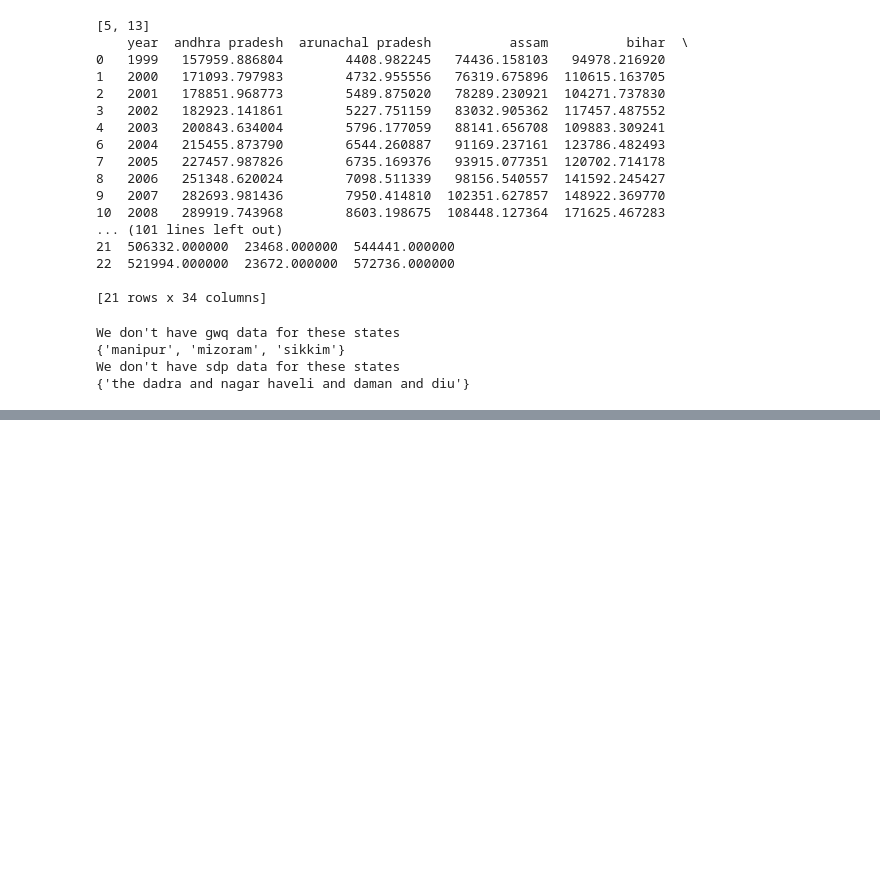
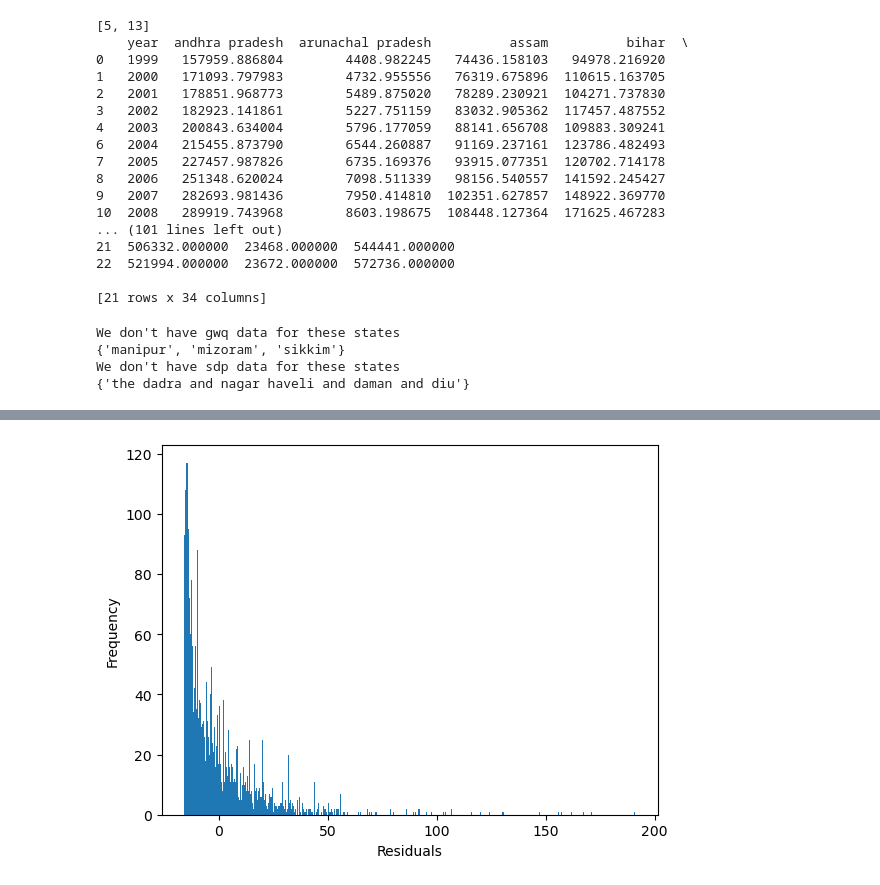
Before and after one commit to 0xGodspeed/econometrics_project, a Jupyter notebook: main.ipynb, the cells around one changed output, grey strips where cells are left out. Cells and saved outputs as stored; diff of their text form; code cells hidden in the pictures; blank space fills up the shorter version.

```diff
--- a/main.ipynb
+++ b/main.ipynb
@@ -272,0 +283,8 @@ print(test)
+# %%
+# plot a histogram of residuals
+plt.hist(residuals, bins=500)
+plt.xlabel('Residuals')
+plt.ylabel('Frequency')
+plt.show()
+# %% [output]
+[figure, added]
```
Also changed, not shown: parts of 8 cells of this notebook, 1 other file.
